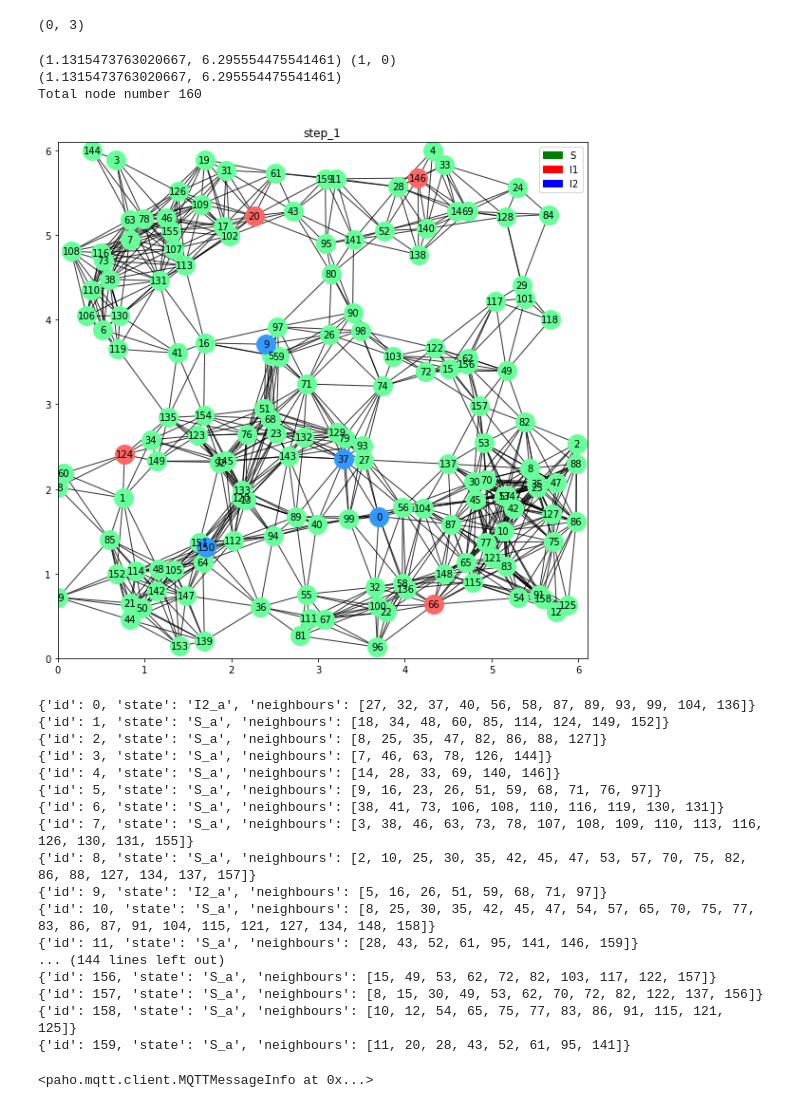
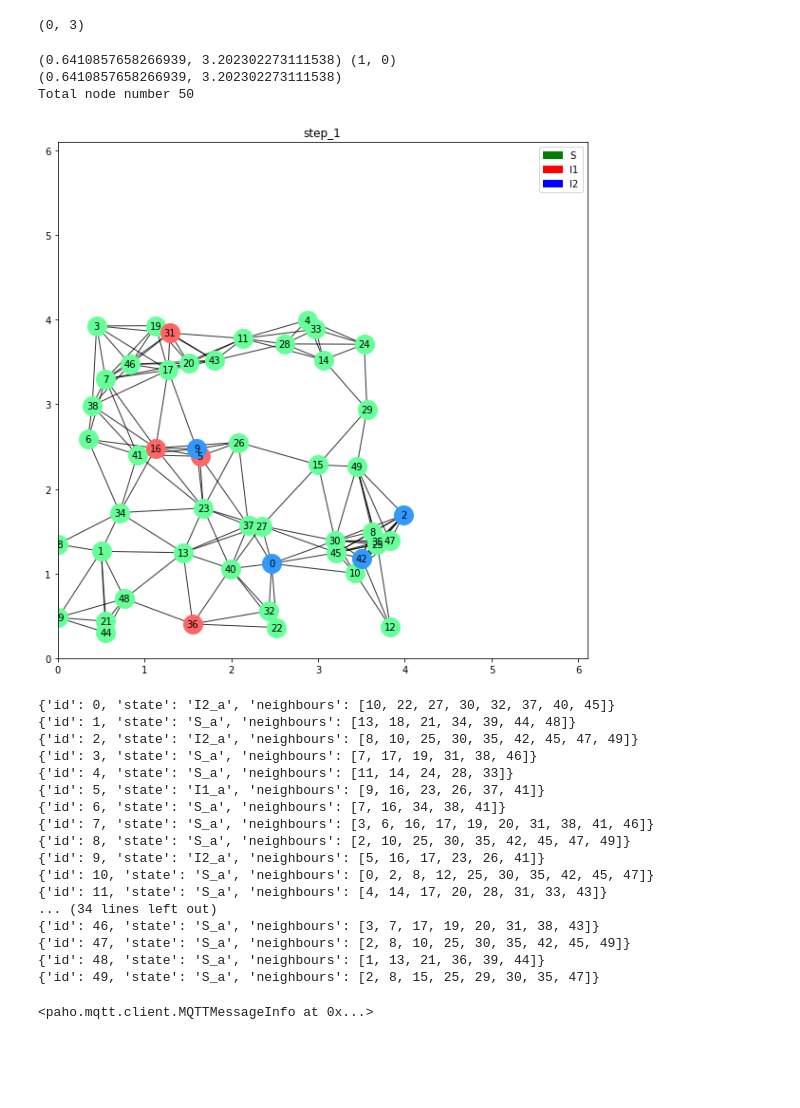
Before and after one commit to Dmitriy-Fedorov/Epidemic-Model, a Jupyter notebook: Raspberry_v4.1/control_node/init_v4.1.ipynb, the cells around one changed output. Drawn from its saved outputs; the diff is of its cells as text; code cells hidden in the pictures; blank space fills up the shorter version.

```diff
--- a/Raspberry_v4.1/control_node/init_v4.1.ipynb
+++ b/Raspberry_v4.1/control_node/init_v4.1.ipynb
@@ -151,40 +157,40 @@ paramet = {    # R1<1 R2<1
 # paramet = {    # R1<1 R2<1
 #         'alpha': [0.04, 0.05], # infect rate
 #         'mu': [0.04, 0.04], # sleep s
 #         'gamma': [0.3, 0.3], # rec rate
 #         'lambda': [0.05, 0.2], # sleep I1
 #         'kappa': [0.04, 0.1] # sleep I2    % [I2_s -> I2_a, I2_a -> I2_s]
 #     }
 np.random.seed(315)  # structure
 random.seed(6)       # infected
-# N = 5
+N = 50
 r = 1
 number_subgraphs = 0
-
+node_set = {str(x) for x in range(N)}
 
 while number_subgraphs != 1:
-    a = EpidemicGraph(N,r,paramet,I1_a=4, I2_a=4, grid_size=[6, 6], create=True) # net='Uniform Grid'
+    a = EpidemicGraph(N,r,paramet,I1_a=4, I2_a=4, grid_size=[4, 4], create=True) # net='Uniform Grid'
     number_subgraphs = len(list(nx.connected_component_subgraphs(a.G)))
     number_isolated_nodes = len(list(nx.isolates(a.G)))
     print(calc_R0(a.G, paramet), (number_subgraphs, number_isolated_nodes))
 
 G = a.G
 # G.node[0]['state'] = 'S_s'
 print(calc_R0(a.G, paramet))
 plt_set = {
     'ns': 400,
     'fs': 10,
     'lim': 6.1,
     'figsize': (10,10)
 }
 plt, fig = plot(G, **plt_set) #  ns=300, fs=6,lim=5
 # plt.show()
 fig.savefig('figures/_.png')
 # %% [output]
-(1.1315473763020667, 6.295554475541461) (1, 0)
-(1.1315473763020667, 6.295554475541461)
-Total node number 160
+(0.6410857658266939, 3.202302273111538) (1, 0)
+(0.6410857658266939, 3.202302273111538)
+Total node number 50
-[figure, old version]
+[figure, new version]
 # %%
 G.node[1]
 node_set = {str(x) for x in range(N)}
@@ -201,23 +207,23 @@ for node_id in range(N):
 
 mqttc.publish('init', json.dumps(msg_list))
 # %% [output]
-{'id': 0, 'state': 'I2_a', 'neighbours': [27, 32, 37, 40, 56, 58, 87, 89, 93, 99, 104, 136]}
-{'id': 1, 'state': 'S_a', 'neighbours': [18, 34, 48, 60, 85, 114, 124, 149, 152]}
-{'id': 2, 'state': 'S_a', 'neighbours': [8, 25, 35, 47, 82, 86, 88, 127]}
-{'id': 3, 'state': 'S_a', 'neighbours': [7, 46, 63, 78, 126, 144]}
-{'id': 4, 'state': 'S_a', 'neighbours': [14, 28, 33, 69, 140, 146]}
-{'id': 5, 'state': 'S_a', 'neighbours': [9, 16, 23, 26, 51, 59, 68, 71, 76, 97]}
-{'id': 6, 'state': 'S_a', 'neighbours': [38, 41, 73, 106, 108, 110, 116, 119, 130, 131]}
-{'id': 7, 'state': 'S_a', 'neighbours': [3, 38, 46, 63, 73, 78, 107, 108, 109, 110, 113, 116, 126, 130, 131, 155]}
-{'id': 8, 'state': 'S_a', 'neighbours': [2, 10, 25, 30, 35, 42, 45, 47, 53, 57, 70, 75, 82, 86, 88, 127, 134, 137, 157]}
-{'id': 9, 'state': 'I2_a', 'neighbours': [5, 16, 26, 51, 59, 68, 71, 97]}
-{'id': 10, 'state': 'S_a', 'neighbours': [8, 25, 30, 35, 42, 45, 47, 54, 57, 65, 70, 75, 77, 83, 86, 87, 91, 104, 115, 121, 127, 134, 148, 158]}
-{'id': 11, 'state': 'S_a', 'neighbours': [28, 43, 52, 61, 95, 141, 146, 159]}
-... (144 lines left out)
-{'id': 156, 'state': 'S_a', 'neighbours': [15, 49, 53, 62, 72, 82, 103, 117, 122, 157]}
-{'id': 157, 'state': 'S_a', 'neighbours': [8, 15, 30, 49, 53, 62, 70, 72, 82, 122, 137, 156]}
-{'id': 158, 'state': 'S_a', 'neighbours': [10, 12, 54, 65, 75, 77, 83, 86, 91, 115, 121, 125]}
-{'id': 159, 'state': 'S_a', 'neighbours': [11, 20, 28, 43, 52, 61, 95, 141]}
+{'id': 0, 'state': 'I2_a', 'neighbours': [10, 22, 27, 30, 32, 37, 40, 45]}
+{'id': 1, 'state': 'S_a', 'neighbours': [13, 18, 21, 34, 39, 44, 48]}
+{'id': 2, 'state': 'I2_a', 'neighbours': [8, 10, 25, 30, 35, 42, 45, 47, 49]}
+{'id': 3, 'state': 'S_a', 'neighbours': [7, 17, 19, 31, 38, 46]}
+{'id': 4, 'state': 'S_a', 'neighbours': [11, 14, 24, 28, 33]}
+{'id': 5, 'state': 'I1_a', 'neighbours': [9, 16, 23, 26, 37, 41]}
+{'id': 6, 'state': 'S_a', 'neighbours': [7, 16, 34, 38, 41]}
+{'id': 7, 'state': 'S_a', 'neighbours': [3, 6, 16, 17, 19, 20, 31, 38, 41, 46]}
+{'id': 8, 'state': 'S_a', 'neighbours': [2, 10, 25, 30, 35, 42, 45, 47, 49]}
+{'id': 9, 'state': 'I2_a', 'neighbours': [5, 16, 17, 23, 26, 41]}
+{'id': 10, 'state': 'S_a', 'neighbours': [0, 2, 8, 12, 25, 30, 35, 42, 45, 47]}
+{'id': 11, 'state': 'S_a', 'neighbours': [4, 14, 17, 20, 28, 31, 33, 43]}
+... (34 lines left out)
+{'id': 46, 'state': 'S_a', 'neighbours': [3, 7, 17, 19, 20, 31, 38, 43]}
+{'id': 47, 'state': 'S_a', 'neighbours': [2, 8, 10, 25, 30, 35, 42, 45, 49]}
+{'id': 48, 'state': 'S_a', 'neighbours': [1, 13, 21, 36, 39, 44]}
+{'id': 49, 'state': 'S_a', 'neighbours': [2, 8, 15, 25, 29, 30, 35, 47]}
 <paho.mqtt.client.MQTTMessageInfo at 0x...>
 # %%
 # node_set = {str(x) for x in range(5)}
```
Also changed, not shown: parts of 8 cells of this notebook, 12 other files.
